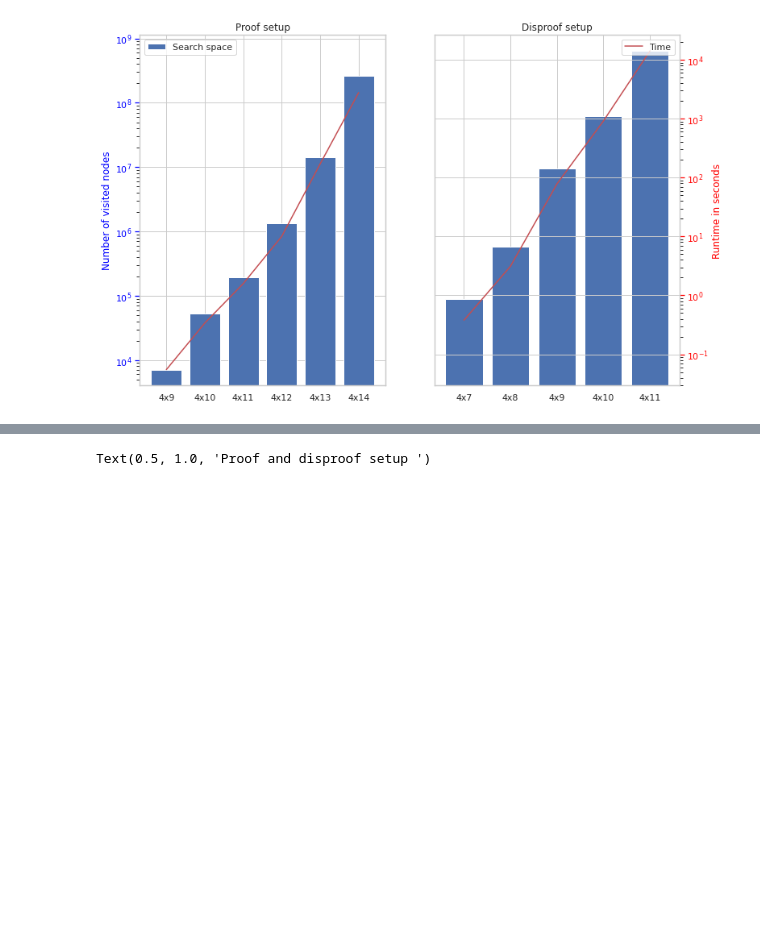
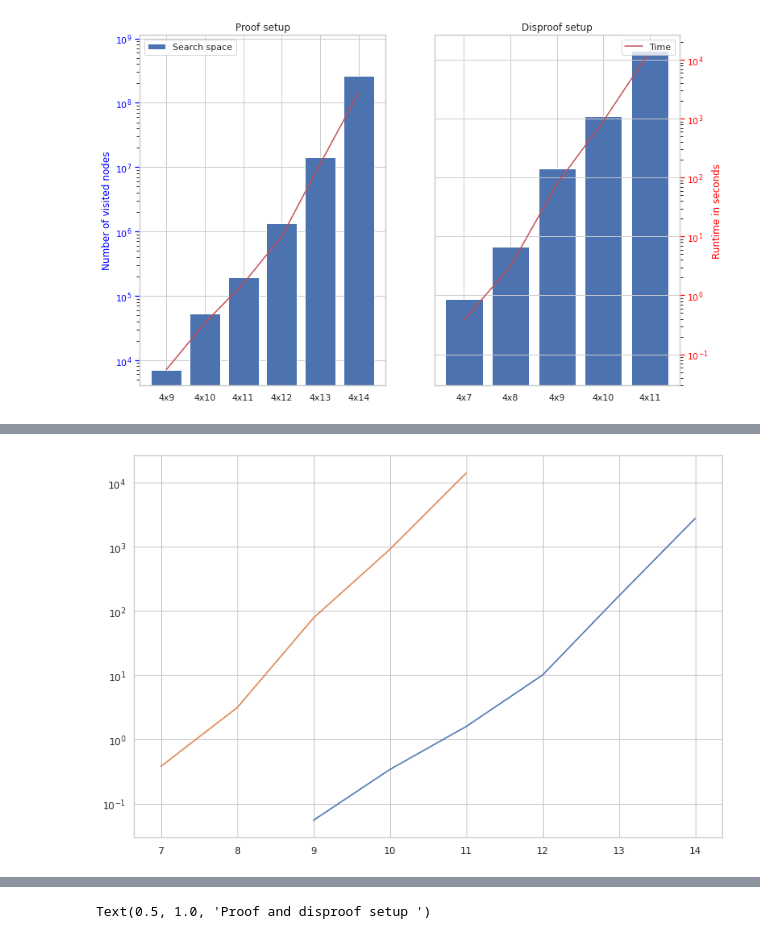
Before and after one commit to dczifra/proving-gobang, a Jupyter notebook: paper2.ipynb, the cells around one changed output, grey strips where cells are left out. Drawn from its saved outputs; the diff is of its cells as text; code cells hidden in the pictures; blank space fills up the shorter version.

```diff
--- a/paper2.ipynb
+++ b/paper2.ipynb
@@ -92,0 +127,7 @@ plt.show()
+# %%
+plt.figure(figsize=(12, 8))
+plt.plot(x_proof, time_proof)
+plt.plot(x_disproof, time_disproof)
+plt.yscale("log")
+# %% [output]
+[figure, added]
```
Also changed, not shown: parts of 7 cells of this notebook.
